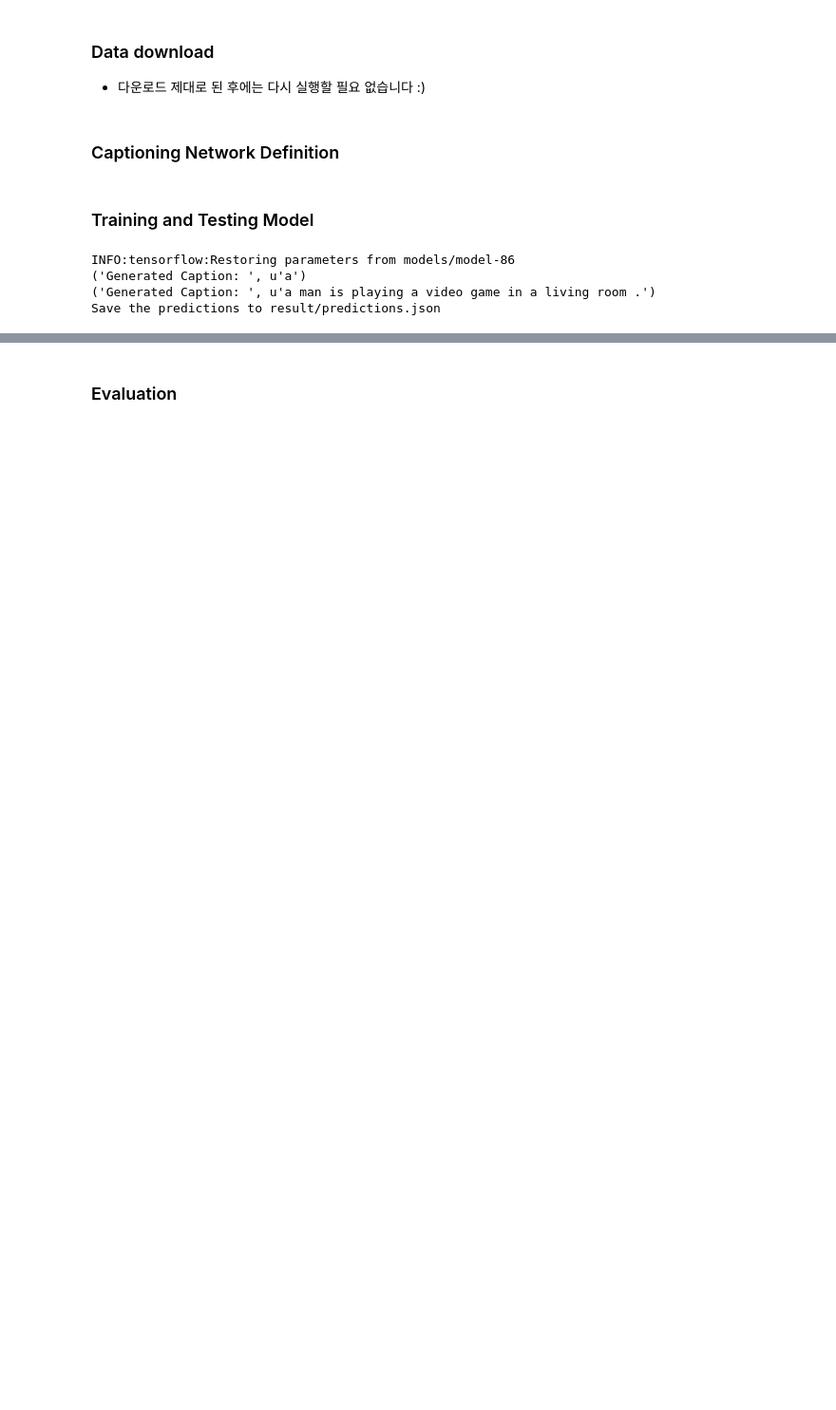
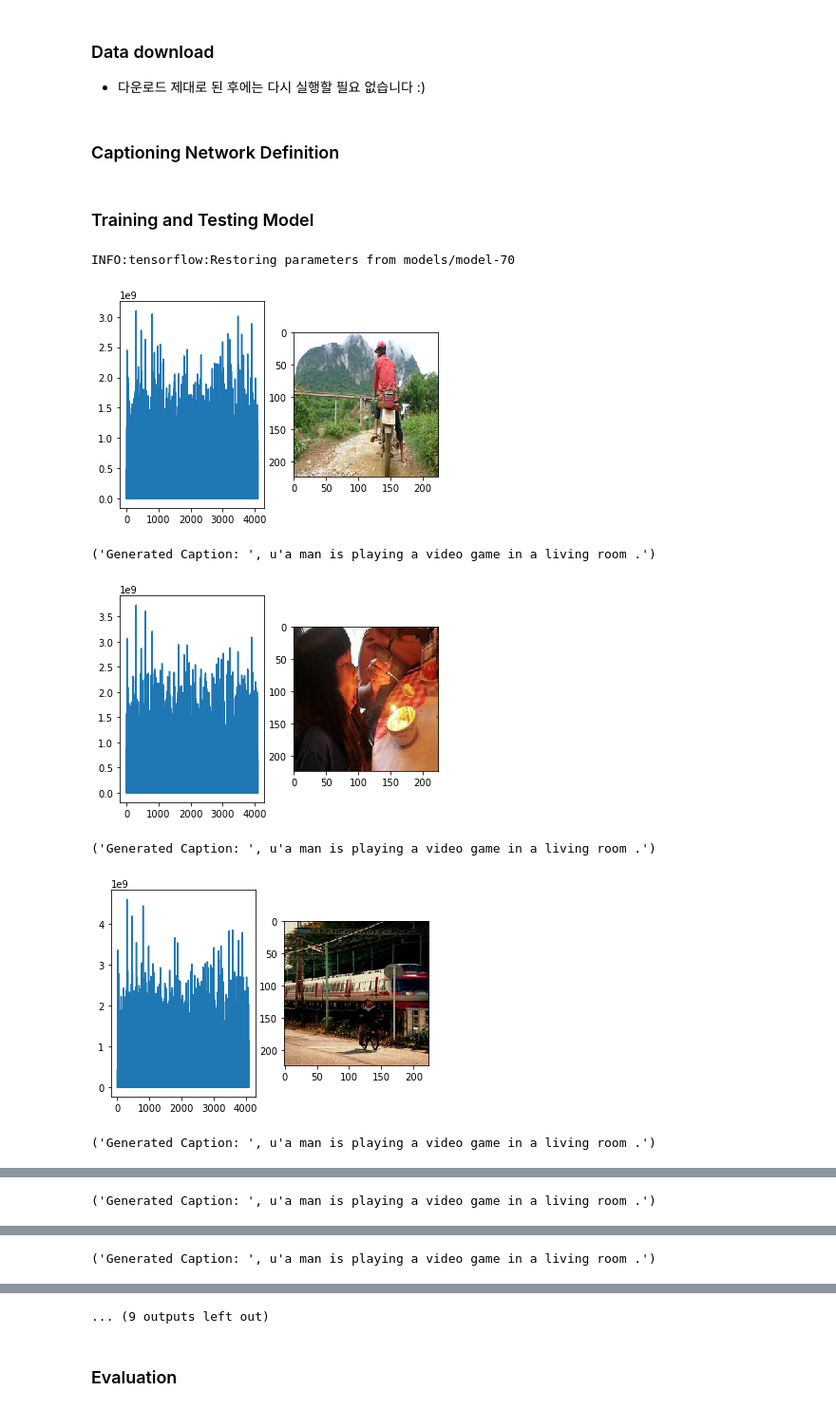
Before and after one commit to JonghwanMun/poscoVisionPractice, a Jupyter notebook: week_3/011_Image_Captioning.ipynb, the cells around one changed output, grey strips where cells are left out. Shown at 95% size. Drawn from its saved outputs; the diff is of its cells as text; code cells hidden in the pictures; blank space fills up the shorter version.

Commit message:
Update Image captioning

```diff
--- a/week_3/011_Image_Captioning.ipynb
+++ b/week_3/011_Image_Captioning.ipynb
@@ -50,13 +53,14 @@ class Caption_Generator():
     def create_parameters(self, bias_init_vector):
         # image embedding
         self.encode_img_W = tf.Variable(tf.random_uniform([self.dim_image, self.dim_hidden], \
-                                                          -0.1, 0.1), name='encode_img_W')
+                                                          -0.01, 0.01), name='encode_img_W')
         self.encode_img_b = self.init_bias(self.dim_hidden, name='encode_img_b')
+
 
         # word embedding
         with tf.device("/cpu:0"):
             self.Wemb = tf.Variable(tf.random_uniform([self.n_words, self.dim_embed], \
-                                                      -0.1, 0.1), name='Wemb')
+                                                      -0.01, 0.01), name='Wemb')
         self.bemb = self.init_bias(self.dim_embed, name='bemb')
 
         # LSTM cell
@@ -64,7 +68,7 @@ class Caption_Generator():
 
         # word prediction
         self.embed_word_W = tf.Variable(tf.random_uniform([self.dim_hidden, self.n_words], \
-                                                          -0.1, 0.1), name='embed_word_W')
+                                                          -0.01, 0.01), name='embed_word_W')
 
         if bias_init_vector is not None:
             self.embed_word_b = tf.Variable(bias_init_vector.astype(np.float32), name='embed_word_b')
@@ -157,7 +161,7 @@ class Caption_Generator():
 
                 generated_words.append(max_prob_word)
 
-        return image, generated_words
+        return image, image_feat, generated_words
 # %%
 ################### Parameters #####################
 train_params = {
@@ -271,8 +285,11 @@ train()
 # %%
 # test model that means to predict captions for test images
-test(model_path='models/model-5')
+test(model_path='models/model-70')
 # %% [output]
-INFO:tensorflow:Restoring parameters from models/model-86
-('Generated Caption: ', u'a')
-('Generated Caption: ', u'a man is playing a video game in a living room .')
-Save the predictions to result/predictions.json
+INFO:tensorflow:Restoring parameters from models/model-70
+[figure, added]
+('Generated Caption: ', u'a man is playing a video game in a living room .')
+[figure, added]
+('Generated Caption: ', u'a man is playing a video game in a living room .')
+[figure, added]
+('Generated Caption: ', u'a man is playing a video game in a living room .')
@@ -278,0 +297 @@ Save the predictions to result/predictions.json
+('Generated Caption: ', u'a man is playing a video game in a living room .')
@@ -278,0 +299 @@ Save the predictions to result/predictions.json
+('Generated Caption: ', u'a man is playing a video game in a living room .')
@@ -279,3 +301,4 @@ Save the predictions to result/predictions.json
+... (9 outputs left out)
 # %% [markdown]
 ### Evaluation
 # %%
```
Also changed, not shown: parts of 7 cells of this notebook.
